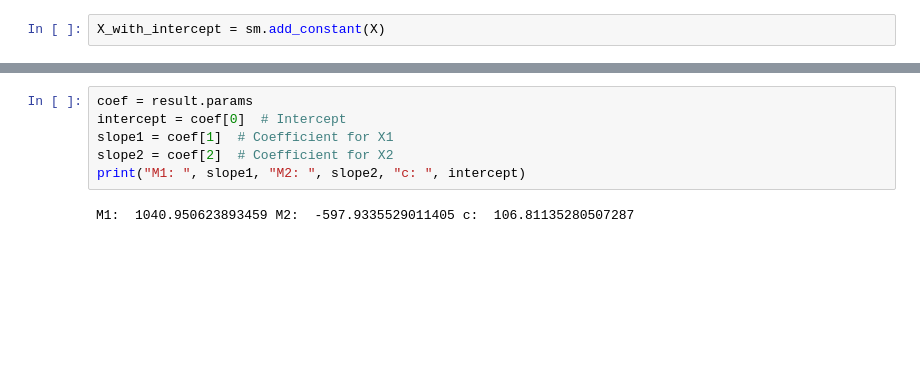
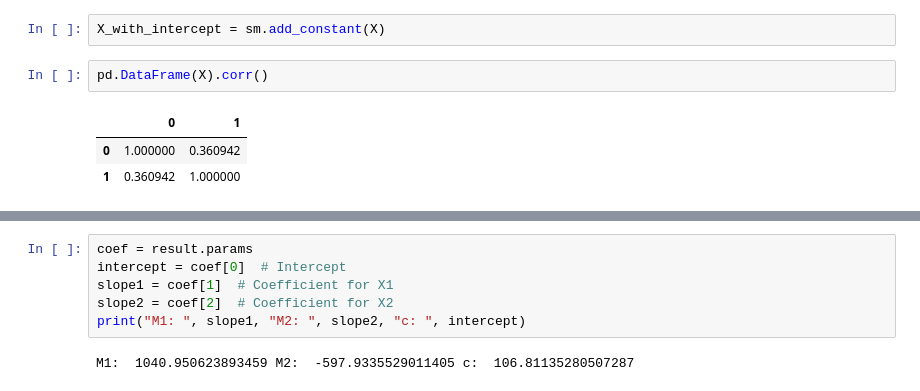
Before and after one commit to Data200-MaySession/data-200, a Jupyter notebook: week-3/GLM_live_class.ipynb, the cells around one changed output, grey strips where cells are left out. Cells and saved outputs as stored; diff of their text form; blank space fills up the shorter version.

```diff
--- a/week-3/GLM_live_class.ipynb
+++ b/week-3/GLM_live_class.ipynb
@@ -44,5 +57,11 @@ plt.legend()
 # %%
 X_with_intercept = sm.add_constant(X)
+# %%
+pd.DataFrame(X).corr()
+# %% [output]
+|  | 0 | 1 |
+| 0 | 1.000000 | 0.360942 |
+| 1 | 0.360942 | 1.000000 |
 # %%
 import warnings
 
```
Also changed, not shown: parts of 4 cells of this notebook, 1 other file.
